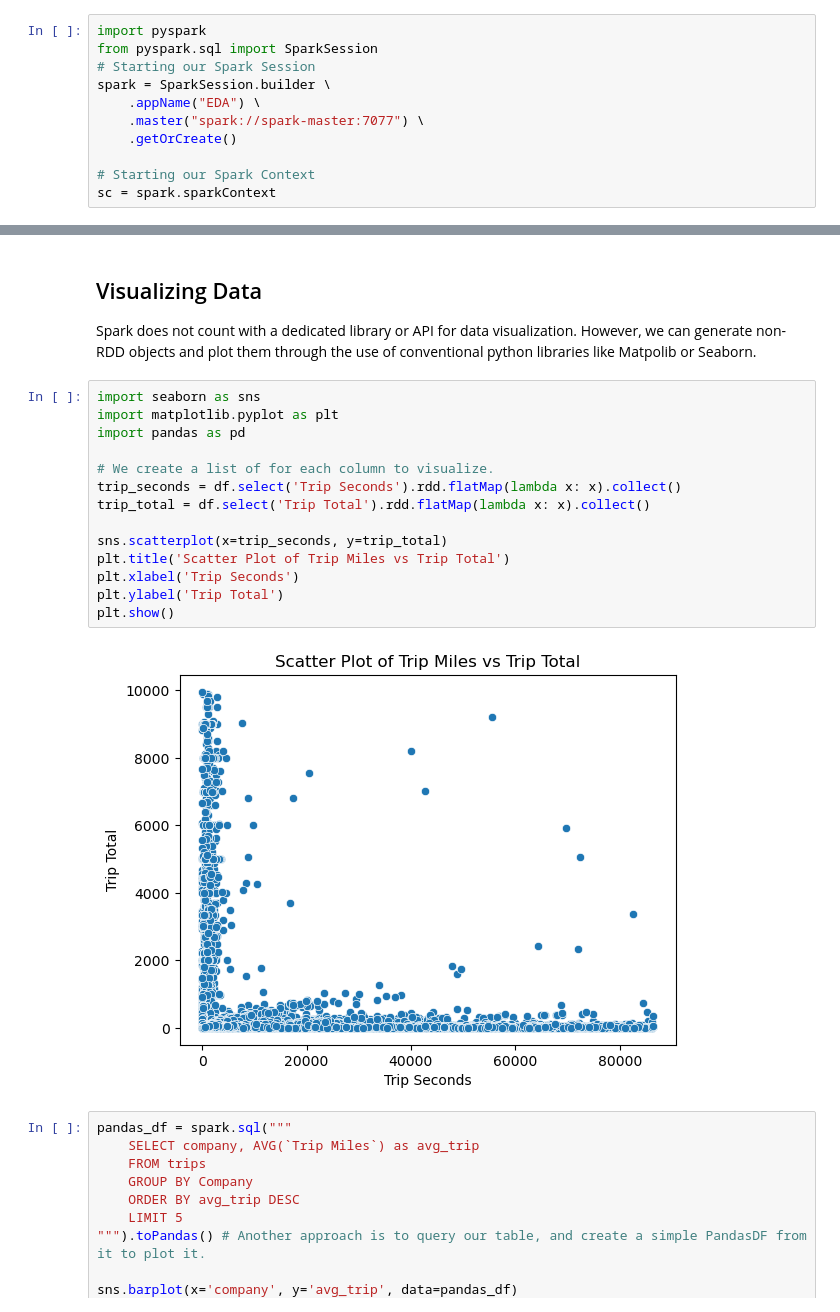
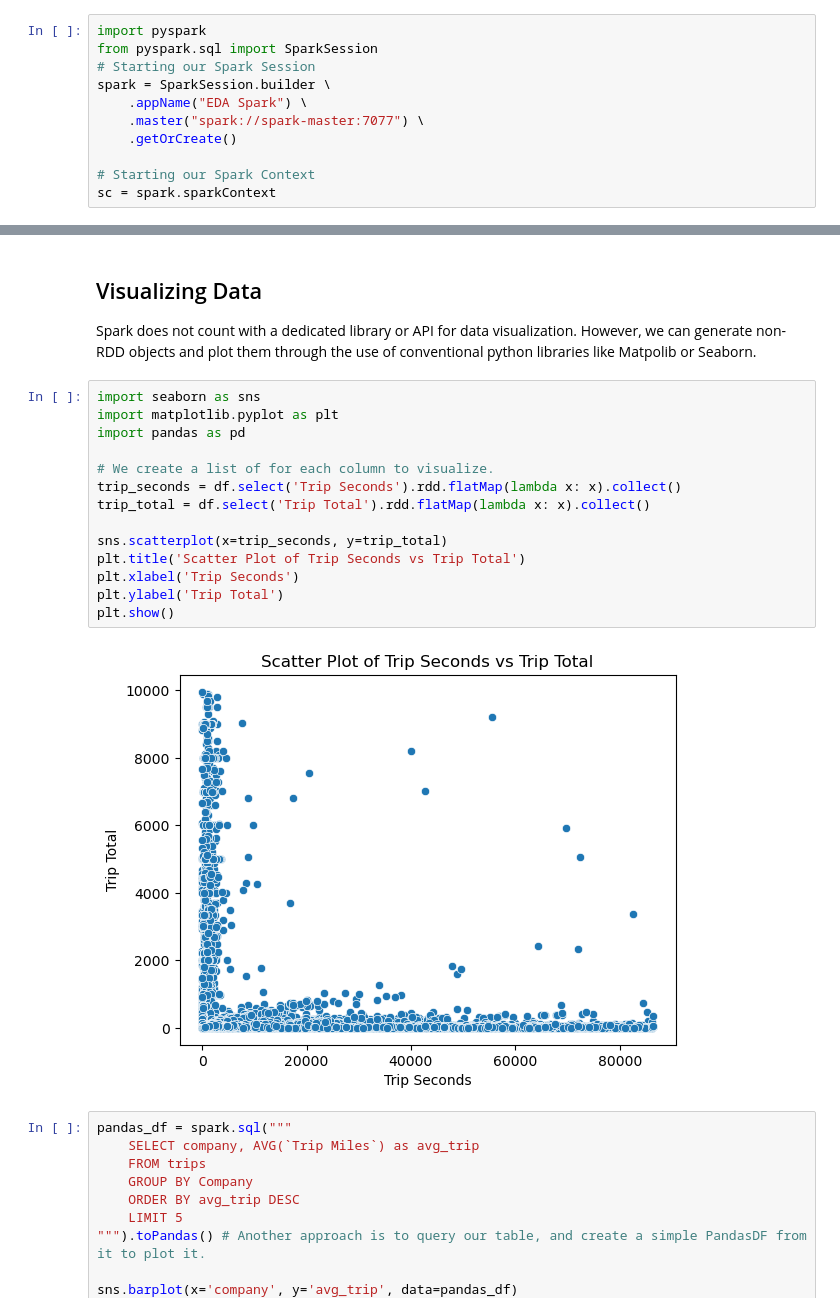
Before and after one commit to pramonettivega/spark_eda, a Jupyter notebook: Spark-EDA.ipynb, the cells around one changed output, grey strips where cells are left out. Drawn from its saved outputs; the diff is of its cells as text.

```diff
--- a/Spark-EDA.ipynb
+++ b/Spark-EDA.ipynb
@@ -32,7 +32,7 @@ import pyspark
 from pyspark.sql import SparkSession
 # Starting our Spark Session
 spark = SparkSession.builder \
-    .appName("EDA") \
+    .appName("EDA Spark") \
     .master("spark://spark-master:7077") \
     .getOrCreate()
 
@@ -316,19 +317,19 @@ Spark does not count with a dedicated library or API for data visualization. How
 # %%
 import seaborn as sns
 import matplotlib.pyplot as plt
 import pandas as pd
 
 # We create a list of for each column to visualize.
 trip_seconds = df.select('Trip Seconds').rdd.flatMap(lambda x: x).collect()
 trip_total = df.select('Trip Total').rdd.flatMap(lambda x: x).collect()
 
 sns.scatterplot(x=trip_seconds, y=trip_total)
-plt.title('Scatter Plot of Trip Miles vs Trip Total')
+plt.title('Scatter Plot of Trip Seconds vs Trip Total')
 plt.xlabel('Trip Seconds')
 plt.ylabel('Trip Total')
 plt.show()
 # %% [output]
-[figure, old version]
+[figure, new version]
 # %%
 pandas_df = spark.sql("""
     SELECT company, AVG(`Trip Miles`) as avg_trip
```
Also changed, not shown: parts of 16 cells of this notebook.
